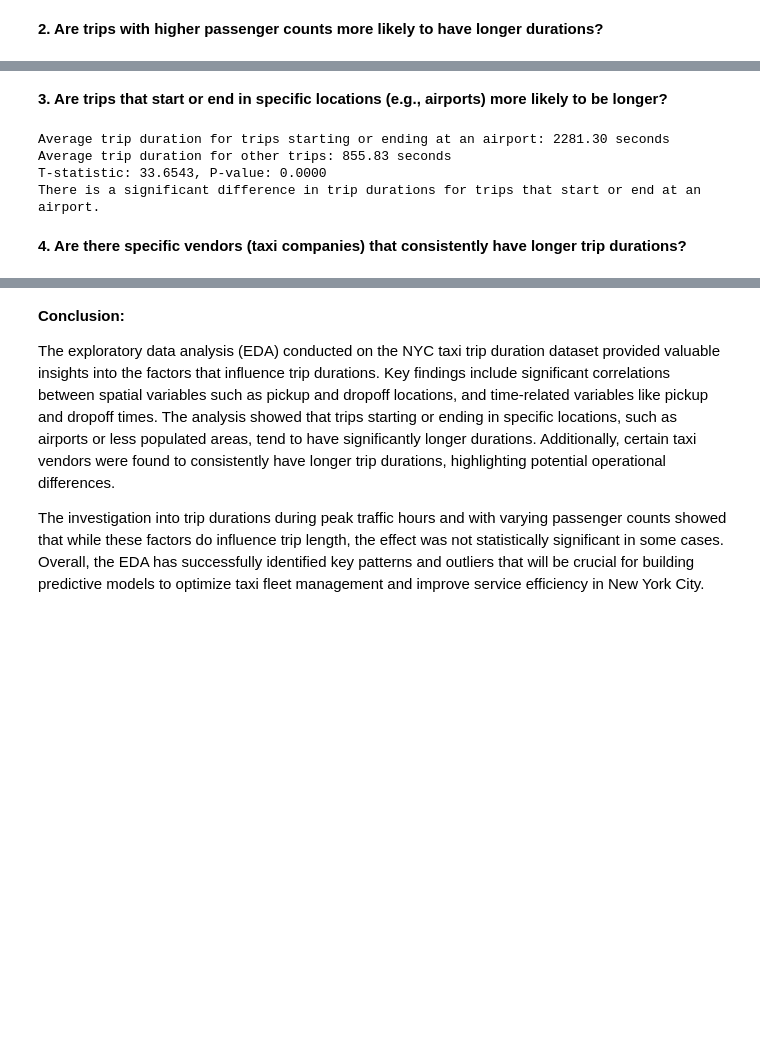
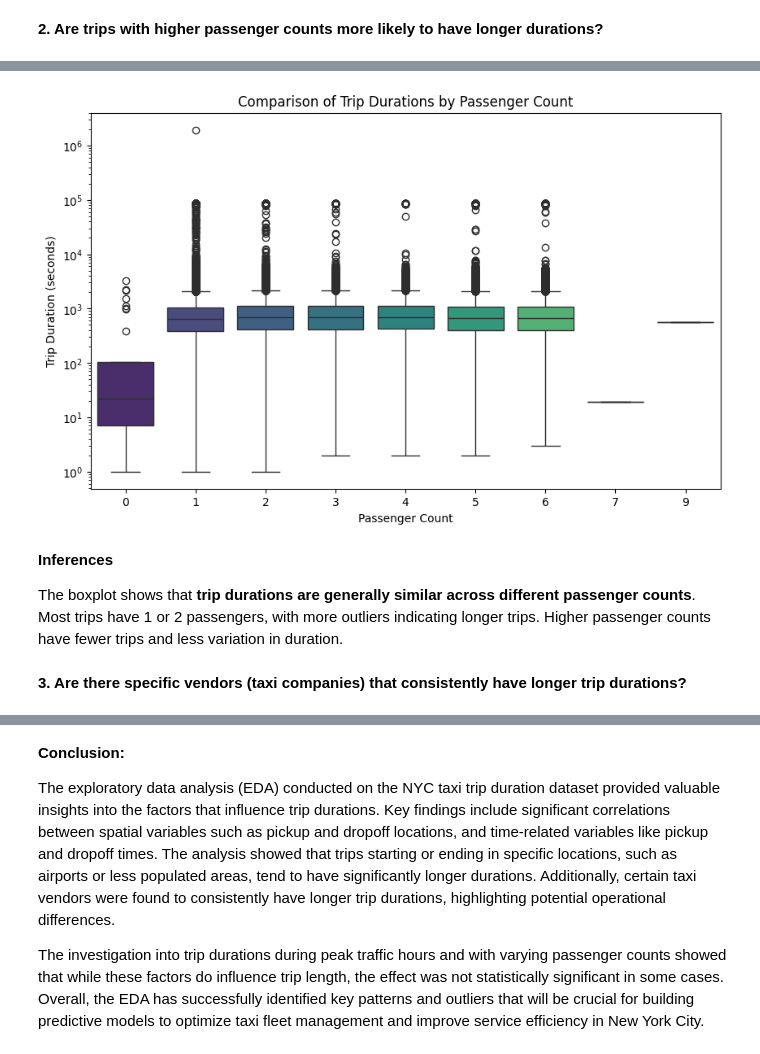
Before and after one commit to namozhdehi/KSR, a Jupyter notebook: NYC_Taxi_EDA.ipynb, the cells around one changed output, grey strips where cells are left out. Cells and saved outputs as stored; diff of their text form; code cells hidden in the pictures; blank space fills up the shorter version.

```diff
--- a/NYC_Taxi_EDA.ipynb
+++ b/NYC_Taxi_EDA.ipynb
@@ -1091,54 +928,17 @@ There is a significant difference in trip durations across different passenger c
-# %% [markdown]
-**3. Are trips that start or end in specific locations (e.g., airports) more likely to be longer?**
-# %%
-from scipy.stats import ttest_ind
-
-# Define airport coordinates (JFK, LGA, EWR)
-# You might need to adjust these coordinates based on the dataset's resolution
-JFK_COORDINATES = (-73.7781, 40.6413)
-LGA_COORDINATES = (-73.8740, 40.7769)
-EWR_COORDINATES = (-74.1745, 40.6895)
-
-# Define a radius for considering a trip as starting/ending at an airport
-RADIUS = 0.02  # Adjust based on your dataset's precision
-
-def is_near_airport(lon, lat, airport_coords, radius=RADIUS):
-    return np.sqrt((lon - airport_coords[0])**2 + (lat - airport_coords[1])**2) <= radius
-
-# Add a column to classify trips as starting or ending at an airport
-df['starts_at_airport'] = df.apply(lambda row: is_near_airport(row['pickup_longitude'], row['pickup_latitude'], JFK_COORDINATES) or
-                                             is_near_airport(row['pickup_longitude'], row['pickup_latitude'], LGA_COORDINATES) or
-                                             is_near_airport(row['pickup_longitude'], row['pickup_latitude'], EWR_COORDINATES), axis=1)
-
-df['ends_at_airport'] = df.apply(lambda row: is_near_airport(row['dropoff_longitude'], row['dropoff_latitude'], JFK_COORDINATES) or
-                                           is_near_airport(row['dropoff_longitude'], row['dropoff_latitude'], LGA_COORDINATES) or
-                                           is_near_airport(row['dropoff_longitude'], row['dropoff_latitude'], EWR_COORDINATES), axis=1)
-
-# Combine the two conditions into one
-df['airport_trip'] = df['starts_at_airport'] | df['ends_at_airport']
-
-# Calculate average trip duration for airport trips vs non-airport trips
-airport_trip_avg_duration = df[df['airport_trip'] == True]['trip_duration'].mean()
-non_airport_trip_avg_duration = df[df['airport_trip'] == False]['trip_duration'].mean()
-
-print(f"Average trip duration for trips starting or ending at an airport: {airport_trip_avg_duration:.2f} seconds")
-print(f"Average trip duration for other trips: {non_airport_trip_avg_duration:.2f} seconds")
-
-# Optional: Perform a statistical test (t-test) to check if the difference is significant
-airport_trip_durations = df[df['airport_trip'] == True]['trip_duration']
-non_airport_trip_durations = df[df['airport_trip'] == False]['trip_duration']
-
-t_stat, p_value = ttest_ind(airport_trip_durations, non_airport_trip_durations, equal_var=False)
-print(f"T-statistic: {t_stat:.4f}, P-value: {p_value:.4f}")
-
-if p_value < 0.05:
-    print("There is a significant difference in trip durations for trips that start or end at an airport.")
-else:
-    print("There is no significant difference in trip durations for trips that start or end at an airport.")
-# %% [output]
-Average trip duration for trips starting or ending at an airport: 2281.30 seconds
-Average trip duration for other trips: 855.83 seconds
-T-statistic: 33.6543, P-value: 0.0000
-There is a significant difference in trip durations for trips that start or end at an airport.
+# %%
+# Create a boxplot to compare trip durations across different passenger counts
+plt.figure(figsize=(10, 6))
+sns.boxplot(x='passenger_count', y='trip_duration', data=df, palette='viridis')
+plt.xlabel('Passenger Count')
+plt.ylabel('Trip Duration (seconds)')
+plt.title('Comparison of Trip Durations by Passenger Count')
+plt.yscale('log')  # Use log scale to better visualize the distribution of trip durations
+plt.show()
+# %% [output]
+[figure, added]
+# %% [markdown]
+**Inferences**
+
+The boxplot shows that **trip durations are generally similar across different passenger counts**. Most trips have 1 or 2 passengers, with more outliers indicating longer trips. Higher passenger counts have fewer trips and less variation in duration.
 # %% [markdown]
-**4. Are there specific vendors (taxi companies) that consistently have longer trip durations?**
+**3. Are there specific vendors (taxi companies) that consistently have longer trip durations?**
```
Also changed, not shown: parts of 36 cells of this notebook.
